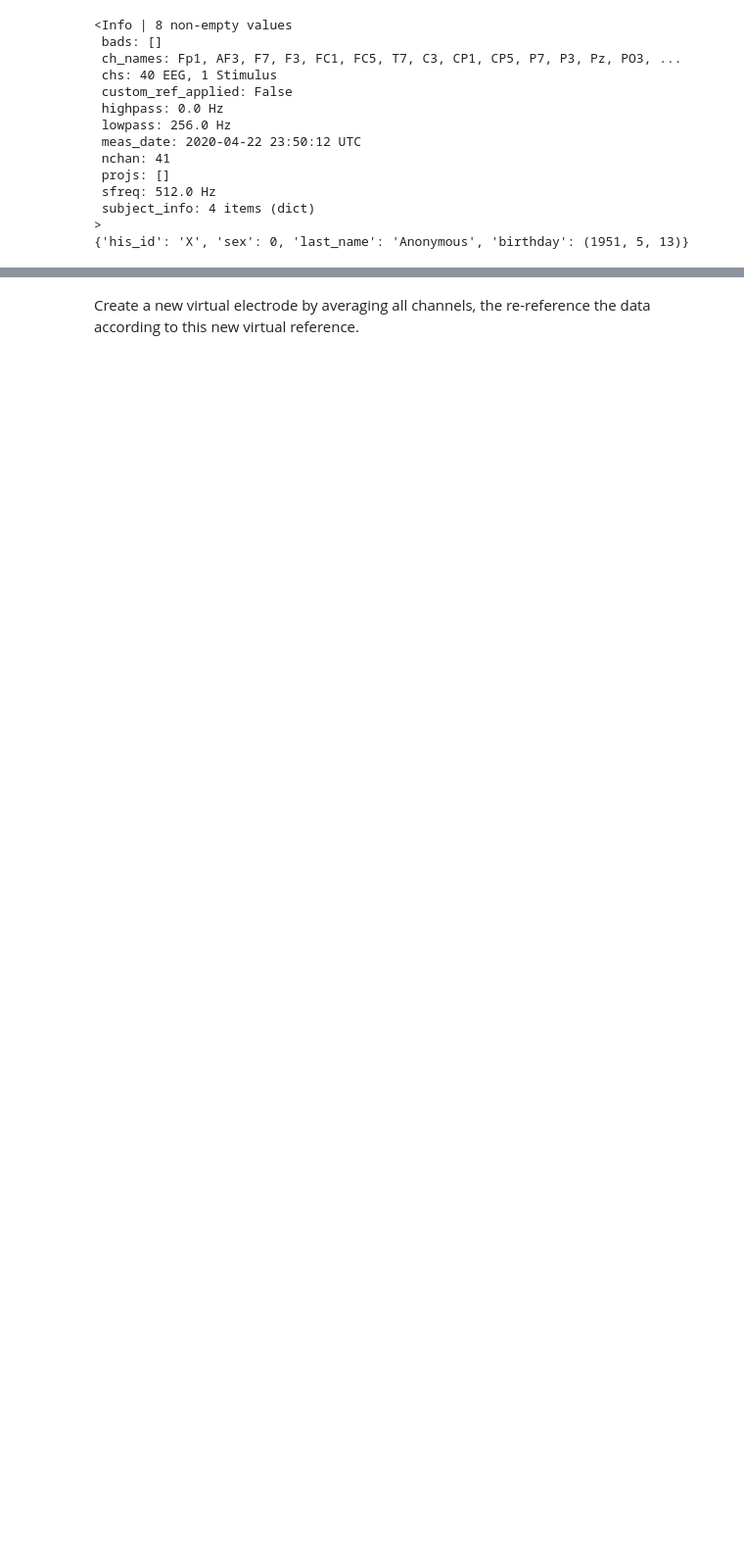
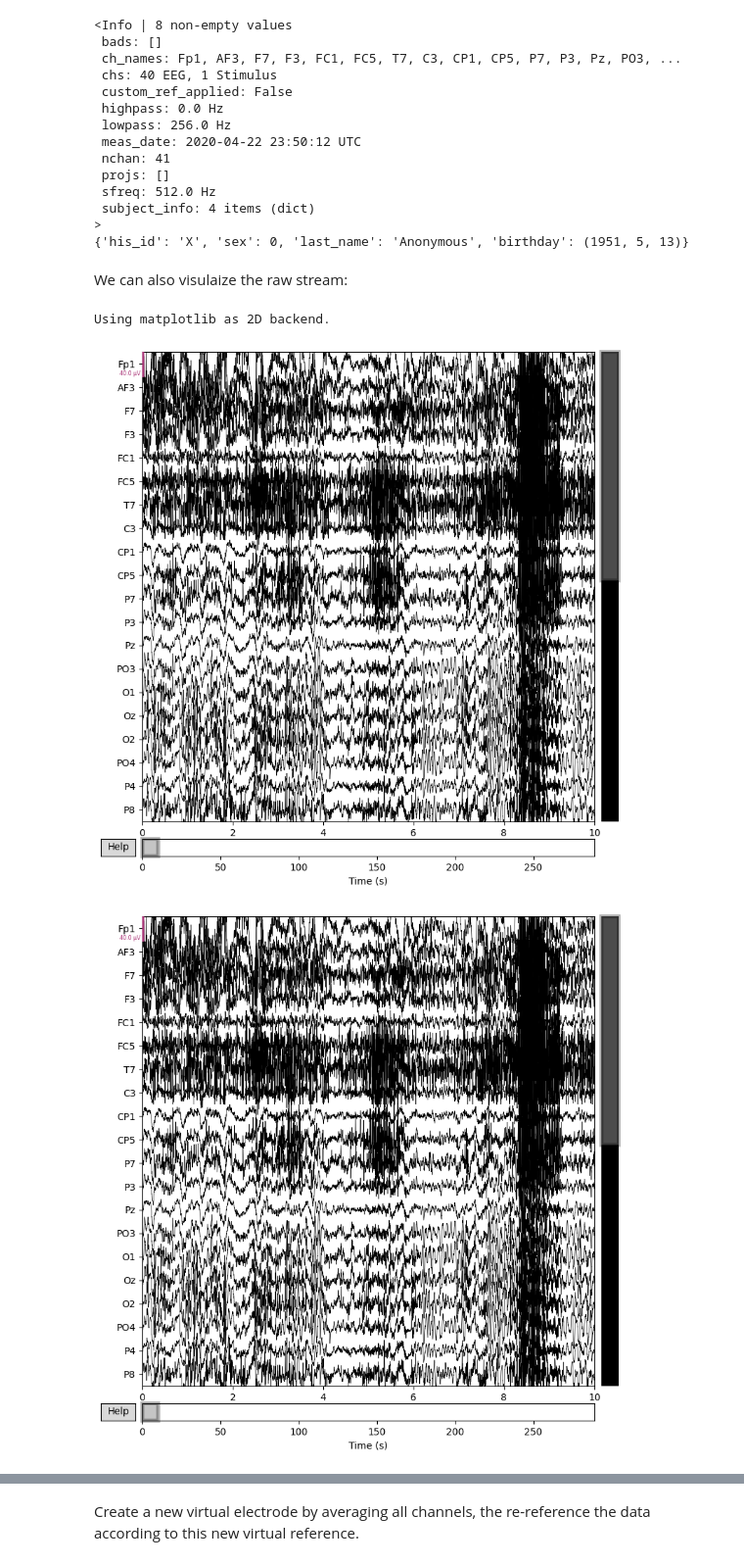
Before and after one commit to F2HEAL/PACFeedback, a Jupyter notebook: Notebooks/Intro.ipynb, the cells around one changed output, grey strips where cells are left out. Shown at 98% size. Drawn from its saved outputs; the diff is of its cells as text; code cells hidden in the pictures; blank space fills up the shorter version.

```diff
--- a/Notebooks/Intro.ipynb
+++ b/Notebooks/Intro.ipynb
@@ -51,7 +69,7 @@ Next, we'll define a class with configuration data describing the OpenNeuro data
 # %%
 class ONDataset:
     """
-    Open EEG dataset from openneuro
+    Open EEG dataset from OpenNeuro
     Parkinson's EEG dataset <https://openneuro.org/datasets/ds002778
     """
     dataset = 'ds002778'
@@ -135,3 +161,11 @@ print(raw_on.info["subject_info"])
  subject_info: 4 items (dict)
 >
 {'his_id': 'X', 'sex': 0, 'last_name': 'Anonymous', 'birthday': (1951, 5, 13)}
+# %% [markdown]
+We can also visulaize the raw stream:
+# %%
+raw_on.plot()
+# %% [output]
+Using matplotlib as 2D backend.
+[figure, added]
+[figure, added]
```
Also changed, not shown: parts of 30 cells of this notebook, 1 other file.
